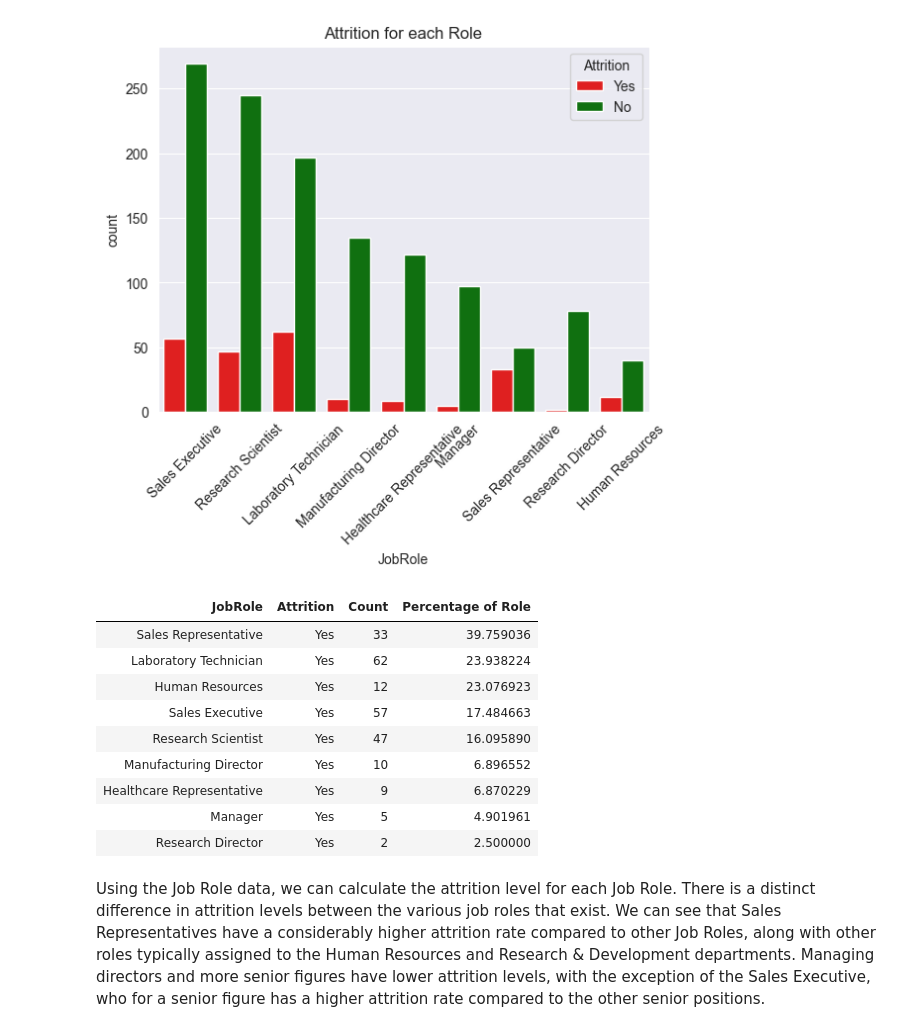
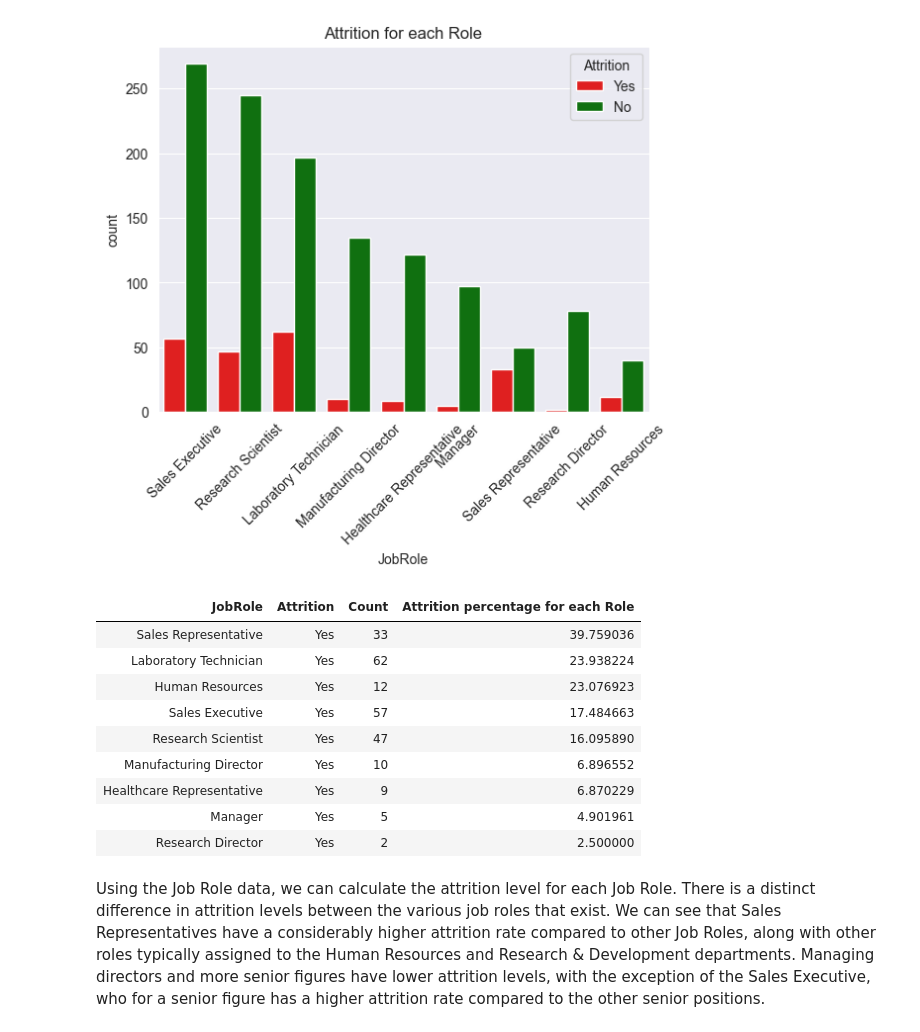
Before and after one commit to Jensen-T/HR-Analysis, a Jupyter notebook: hr-analysis.ipynb, the cells around one changed output. Drawn from its saved outputs; the diff is of its cells as text; code cells hidden in the pictures.

```diff
--- a/hr-analysis.ipynb
+++ b/hr-analysis.ipynb
@@ -170,13 +204,13 @@ Text(0.5, 1.0, 'Attrition for each Role')
 # %%
 role = df.groupby(['JobRole', 'Attrition']).size().reset_index(name = 'Count')
 role_totals = df.groupby('JobRole').size()
-role["Percentage of Role"] = role.apply(lambda row: (row["Count"] / role_totals[row["JobRole"]]) * 100, axis=1)
+role["Attrition percentage for each Role"] = role.apply(lambda row: (row["Count"] / role_totals[row["JobRole"]]) * 100, axis=1)
 role = role[role['Attrition'] == 'Yes']
-role = role.sort_values(by = 'Percentage of Role', ascending = False)
+role = role.sort_values(by = 'Attrition percentage for each Role', ascending = False)
 role = role.style.hide(axis ='index')
 role
 # %% [output]
-| JobRole | Attrition | Count | Percentage of Role |
+| JobRole | Attrition | Count | Attrition percentage for each Role |
 | Sales Representative | Yes | 33 | 39.759036 |
 | Laboratory Technician | Yes | 62 | 23.938224 |
 | Human Resources | Yes | 12 | 23.076923 |
```
Also changed, not shown: parts of 26 cells of this notebook.
